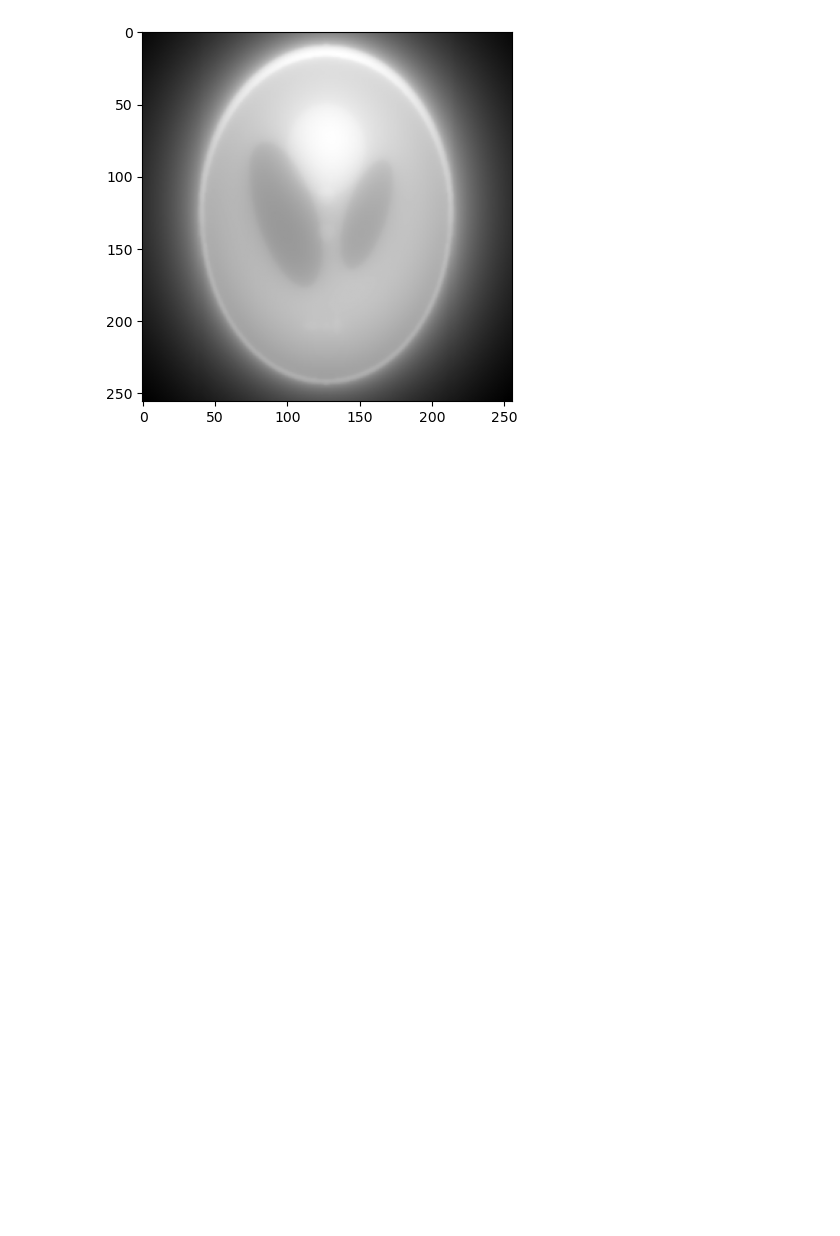
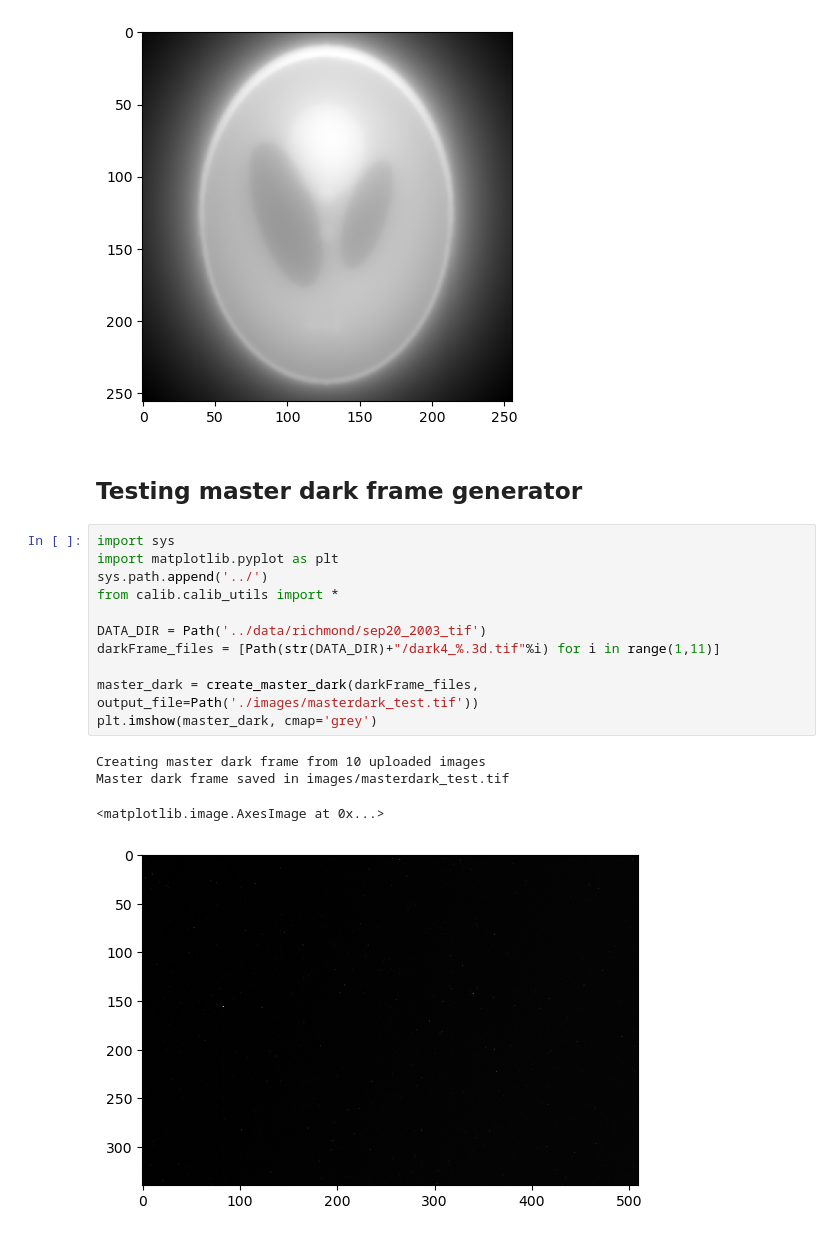
Before and after one commit to odroseroc/ct_reconstruction_project, a Jupyter notebook: notebooks/test_utils.ipynb, the cells around one changed output. Cells and saved outputs as stored; diff of their text form; blank space fills up the shorter version.

Commit message:
Function create_master_dark in module and ready to use

```diff
--- a/notebooks/test_utils.ipynb
+++ b/notebooks/test_utils.ipynb
@@ -37,3 +37,21 @@ plt.imshow(backproj, cmap='gray')
 # %% [output]
 <matplotlib.image.AxesImage at 0x...>
 [figure]
+# %% [markdown]
+## Testing master dark frame generator
+# %%
+import sys
+import matplotlib.pyplot as plt
+sys.path.append('../')
+from calib.calib_utils import *
+
+DATA_DIR = Path('../data/richmond/sep20_2003_tif')
+darkFrame_files = [Path(str(DATA_DIR)+"/dark4_%.3d.tif"%i) for i in range(1,11)]
+
+master_dark = create_master_dark(darkFrame_files, output_file=Path('./images/masterdark_test.tif'))
+plt.imshow(master_dark, cmap='grey')
+# %% [output]
+Creating master dark frame from 10 uploaded images
+Master dark frame saved in images/masterdark_test.tif
+<matplotlib.image.AxesImage at 0x...>
+[figure, added]
```
Also changed, not shown: 11 other files.
